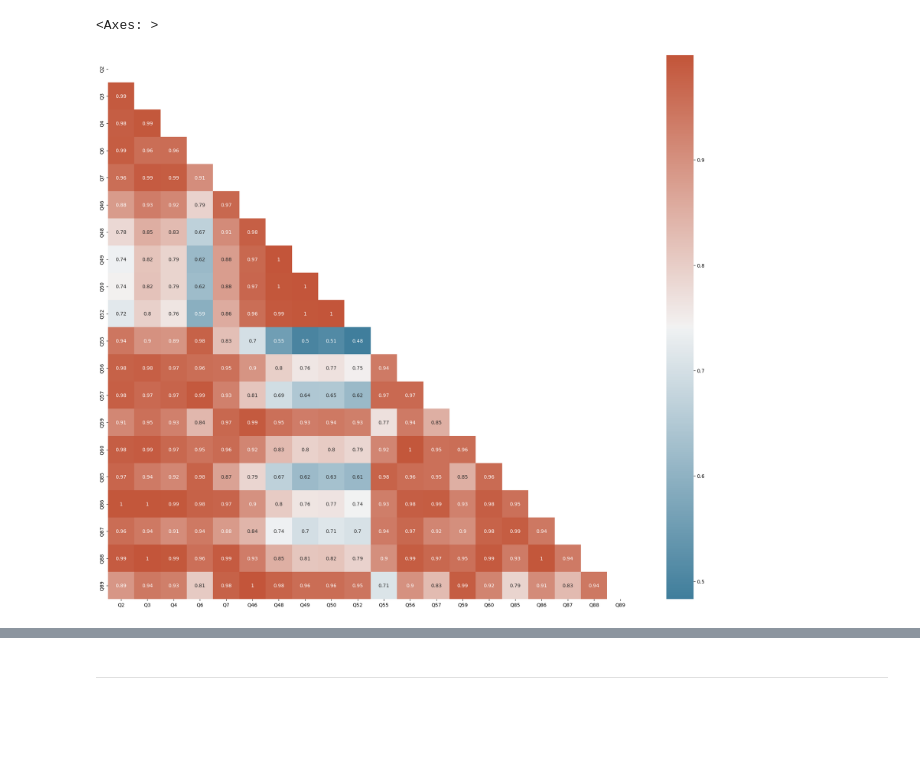
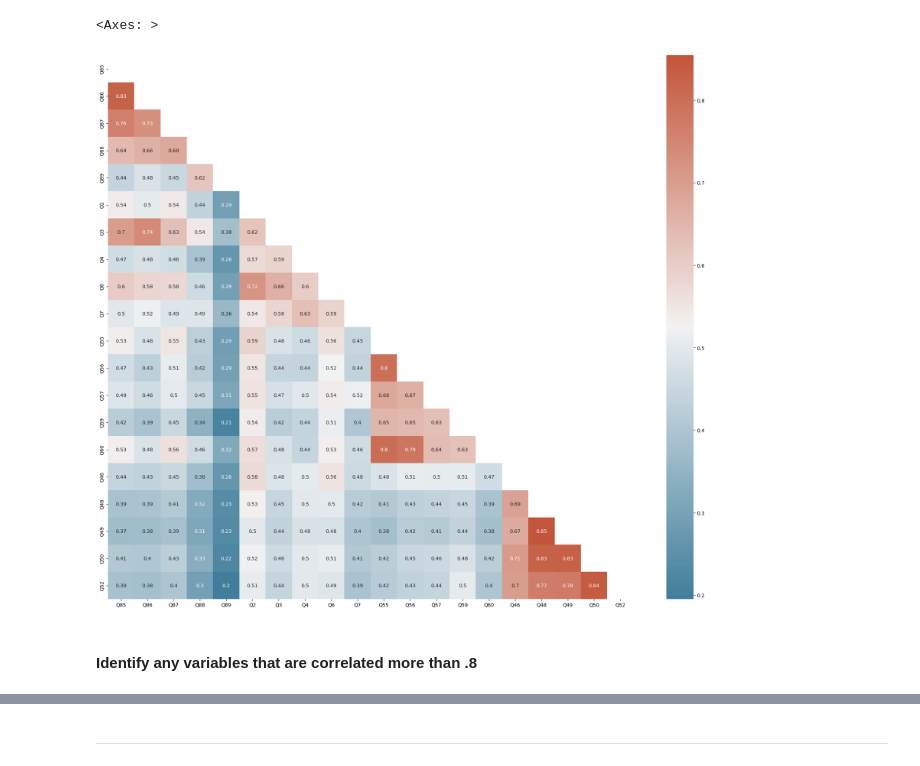
Before and after one commit to CJunger/agency-turnover, a Jupyter notebook: agency_analysis.ipynb, the cells around one changed output, grey strips where cells are left out. Drawn from its saved outputs; the diff is of its cells as text; code cells hidden in the pictures; blank space fills up the shorter version.

```diff
--- a/agency_analysis.ipynb
+++ b/agency_analysis.ipynb
@@ -289,0 +295,5 @@ labor_df['Q84'] = np.where(labor_df['Q84'].isin(['1', '2']),1,0)
+# %%
+#(6) get dummies for variables in Demographic Codes (DO NOT DO THIS FOR OUTCOME & Q84)
+demo_dummies = pd.get_dummies(df_labor_recoded, columns=['DRNO', 'DHISP', 'DDIS', 'DAGEGRP', 'DSUPER', 'DFEDTEN', 'DSEX', 'DMIL'])
+
+demo_dummies.tail()
@@ -289,0 +330,4 @@ labor_df['Q84'] = np.where(labor_df['Q84'].isin(['1', '2']),1,0)
+# %%
+demo_dummies['DLEAVING'] = np.where(demo_dummies['DLEAVING'] == 'A', 0, 1)
+
+demo_dummies
@@ -289,0 +350,3 @@ labor_df['Q84'] = np.where(labor_df['Q84'].isin(['1', '2']),1,0)
+# %%
+combined_labor_df = demo_dummies.copy()
+combined_labor_df.info()
@@ -291,0 +397,27 @@ Correlation Matrix to do Feature Selection
+# %%
+
+# Select the columns you need for Matrix
+selected_columns = ['Q85',
+ 'Q86',
+ 'Q87',
+ 'Q88',
+ 'Q89',
+ 'Q2',
+ 'Q3',
+ 'Q4',
+ 'Q6',
+ 'Q7',
+ 'Q55',
+ 'Q56',
+ 'Q57',
+ 'Q59',
+ 'Q60',
+ 'Q46',
+ 'Q48',
+ 'Q49',
+ 'Q50',
+ 'Q52',]
+
+# Create a new DataFrame with only the selected columns
+corr_df = combined_labor_df[selected_columns].copy()
+corr_df
@@ -292,27 +438,29 @@ Correlation Matrix to do Feature Selection
 # %%
 
 # Correlation between different variables (do not include Dummy Variables)
 # Create a subset df specify the data we need
-corr = df_codebook.corr()
+corr = corr_df.corr()
 #
 # Set up the matplotlib plot configuration
 #
 f, ax = plt.subplots(figsize=(24, 20))
 #
 # Generate a mask for upper traingle
 #
 mask = np.triu(np.ones_like(corr, dtype=bool))
 #
 # Configure a custom diverging colormap
 #
 cmap = sns.diverging_palette(230, 20, as_cmap=True)
 #
 # Draw the heatmap
 #
 sns.heatmap(corr, annot=True, mask = mask, cmap=cmap)
 # %% [output]
 <Axes: >
-[figure, old version]
+[figure, new version]
+# %% [markdown]
+#### Identify any variables that are correlated more than .8
 # %%
 #Identify any variables that are correlated more than .8
 #Export Correlation to a DF
```
Also changed, not shown: parts of 71 cells of this notebook.
